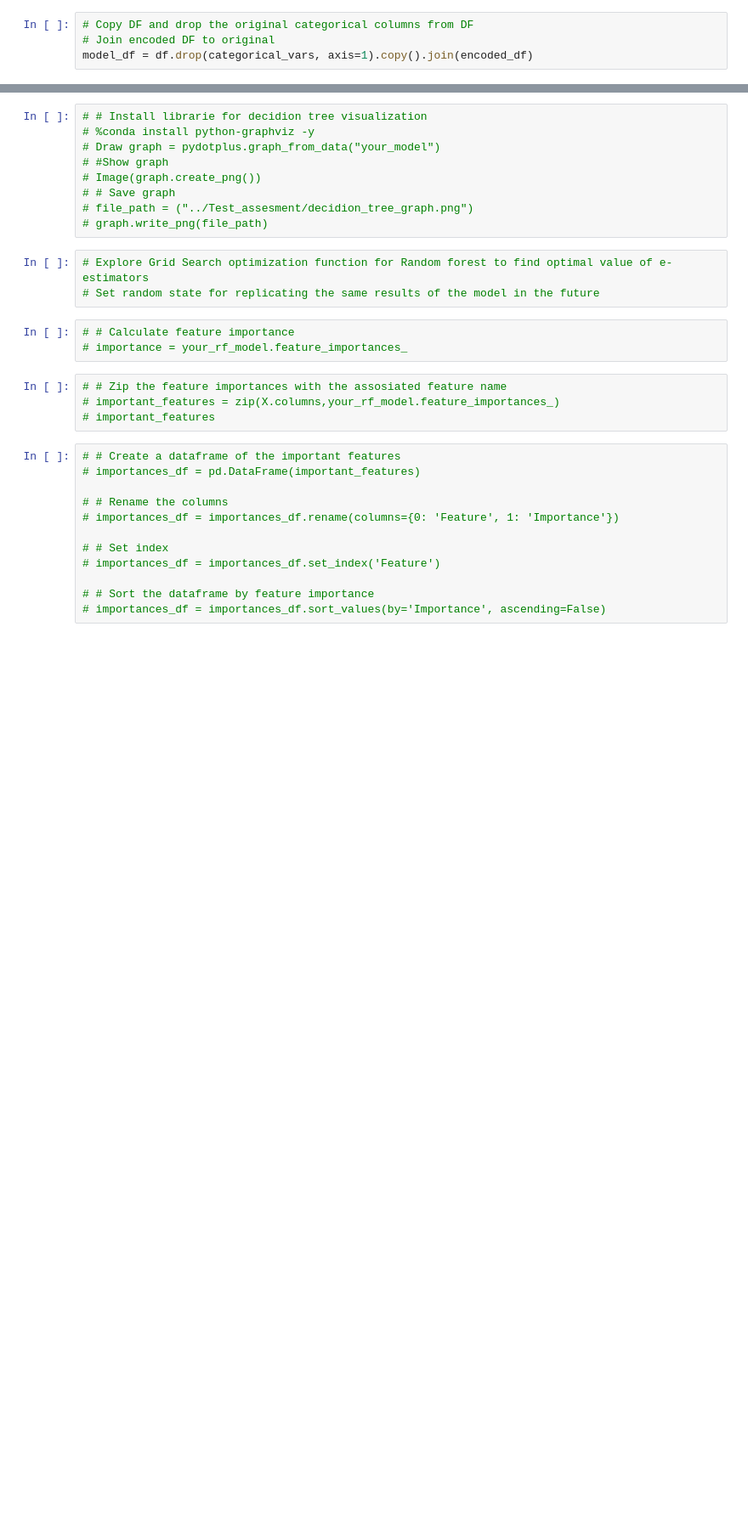
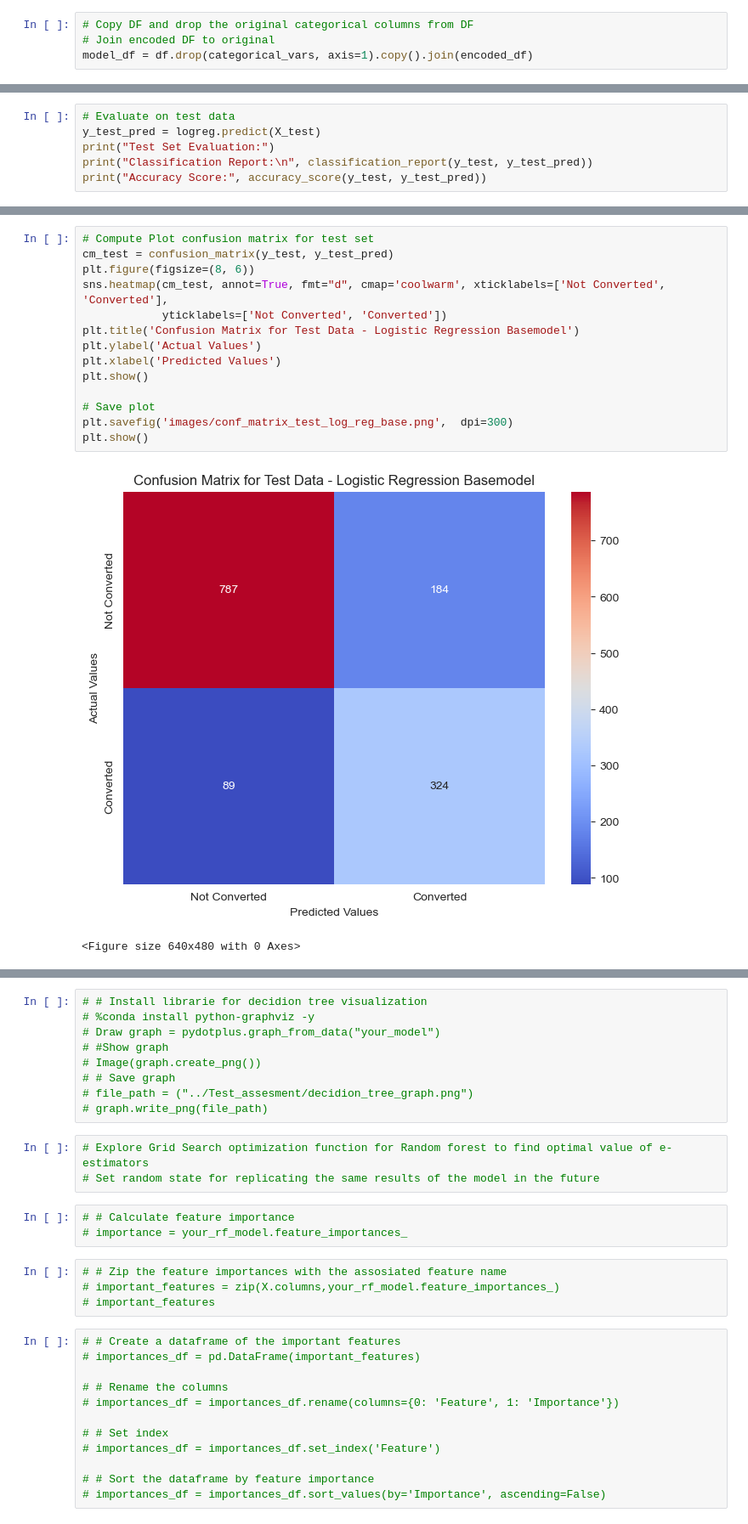
Before and after one commit to Xipilscode/Customer_Churn_ML-Predictive_Analytics, a Jupyter notebook: customer_growth.ipynb, the cells around one changed output, grey strips where cells are left out. Shown: that part at 85% size. Drawn from its saved outputs; the diff is of its cells as text; blank space fills up the shorter version.

```diff
--- a/customer_growth.ipynb
+++ b/customer_growth.ipynb
@@ -848,0 +912,6 @@ Recall is Key: Given the cost of missing out on a potential customer, recall mig
+# %%
+# Evaluate on test data
+y_test_pred = logreg.predict(X_test)
+print("Test Set Evaluation:")
+print("Classification Report:\n", classification_report(y_test, y_test_pred))
+print("Accuracy Score:", accuracy_score(y_test, y_test_pred))
@@ -848,0 +931,17 @@ Recall is Key: Given the cost of missing out on a potential customer, recall mig
+# %%
+# Compute Plot confusion matrix for test set
+cm_test = confusion_matrix(y_test, y_test_pred)
+plt.figure(figsize=(8, 6))
+sns.heatmap(cm_test, annot=True, fmt="d", cmap='coolwarm', xticklabels=['Not Converted', 'Converted'],
+            yticklabels=['Not Converted', 'Converted'])
+plt.title('Confusion Matrix for Test Data - Logistic Regression Basemodel')
+plt.ylabel('Actual Values')
+plt.xlabel('Predicted Values')
+plt.show()
+
+# Save plot
+plt.savefig('images/conf_matrix_test_log_reg_base.png',  dpi=300)
+plt.show()
+# %% [output]
+[figure, added]
+<Figure size 640x480 with 0 Axes>
```
Also changed, not shown: parts of 69 cells of this notebook, 5 other files.
